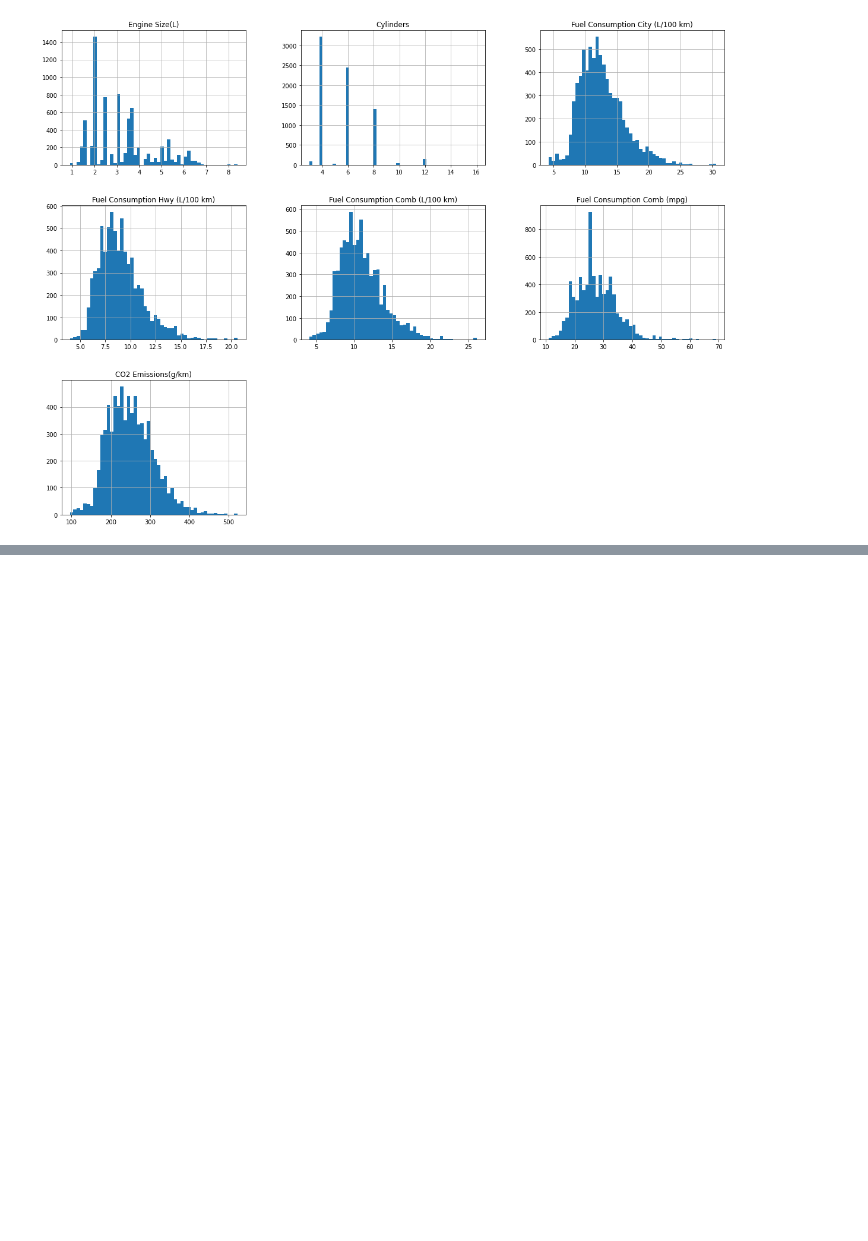
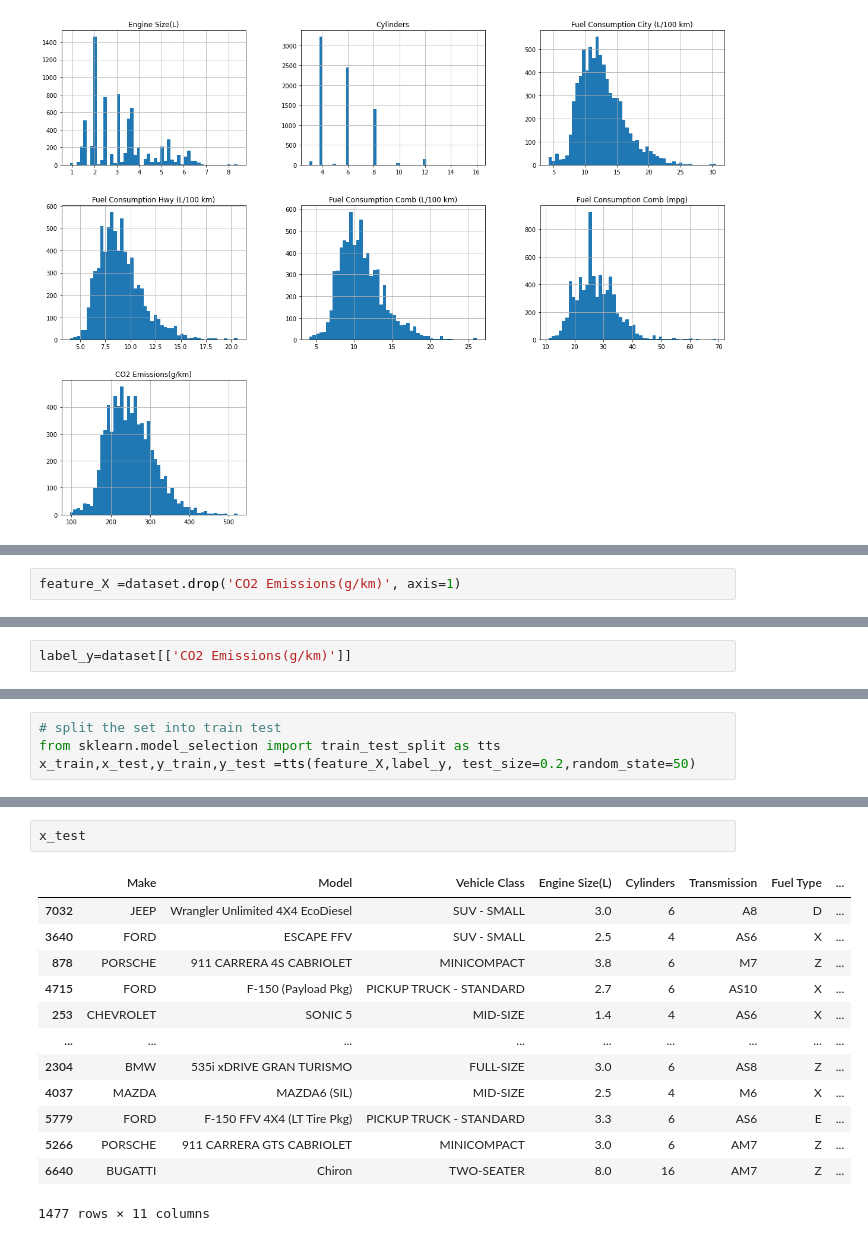
Before and after one commit to sneha025/100DaysOfMachineLearning, a Jupyter notebook: LinearRegression/NoteBooks/CO2_emmision_prediction.ipynb, the cells around one changed output, grey strips where cells are left out. Cells and saved outputs as stored; diff of their text form; blank space fills up the shorter version.

```diff
--- a/LinearRegression/NoteBooks/CO2_emmision_prediction.ipynb
+++ b/LinearRegression/NoteBooks/CO2_emmision_prediction.ipynb
@@ -60,0 +104,2 @@ plt.show()
+# %%
+feature_X =dataset.drop('CO2 Emissions(g/km)', axis=1)
@@ -60,0 +115,2 @@ plt.show()
+# %%
+label_y=dataset[['CO2 Emissions(g/km)']]
@@ -60,0 +126,4 @@ plt.show()
+# %%
+# split the set into train test
+from sklearn.model_selection import train_test_split as tts
+x_train,x_test,y_train,y_test =tts(feature_X,label_y, test_size=0.2,random_state=50)
@@ -60,0 +150,16 @@ plt.show()
+# %%
+x_test
+# %% [output]
+|  | Make | Model | Vehicle Class | Engine Size(L) | Cylinders | Transmission | Fuel Type | ... |
+| 7032 | JEEP | Wrangler Unlimited 4X4 EcoDiesel | SUV - SMALL | 3.0 | 6 | A8 | D | ... |
+| 3640 | FORD | ESCAPE FFV | SUV - SMALL | 2.5 | 4 | AS6 | X | ... |
+| 878 | PORSCHE | 911 CARRERA 4S CABRIOLET | MINICOMPACT | 3.8 | 6 | M7 | Z | ... |
+| 4715 | FORD | F-150 (Payload Pkg) | PICKUP TRUCK - STANDARD | 2.7 | 6 | AS10 | X | ... |
+| 253 | CHEVROLET | SONIC 5 | MID-SIZE | 1.4 | 4 | AS6 | X | ... |
+| ... | ... | ... | ... | ... | ... | ... | ... | ... |
+| 2304 | BMW | 535i xDRIVE GRAN TURISMO | FULL-SIZE | 3.0 | 6 | AS8 | Z | ... |
+| 4037 | MAZDA | MAZDA6 (SIL) | MID-SIZE | 2.5 | 4 | M6 | X | ... |
+| 5779 | FORD | F-150 FFV 4X4 (LT Tire Pkg) | PICKUP TRUCK - STANDARD | 3.3 | 6 | AS6 | E | ... |
+| 5266 | PORSCHE | 911 CARRERA GTS CABRIOLET | MINICOMPACT | 3.0 | 6 | AM7 | Z | ... |
+| 6640 | BUGATTI | Chiron | TWO-SEATER | 8.0 | 16 | AM7 | Z | ... |
+1477 rows × 11 columns
```
Also changed, not shown: parts of 11 cells of this notebook.
